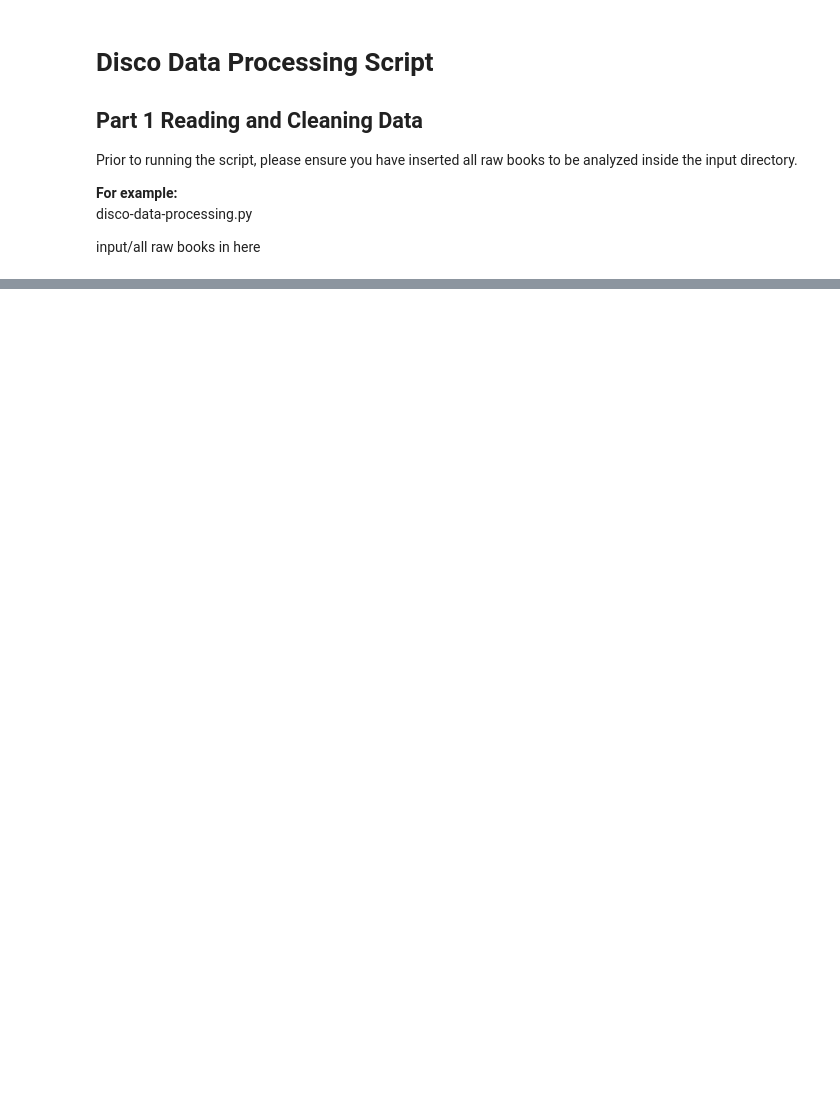
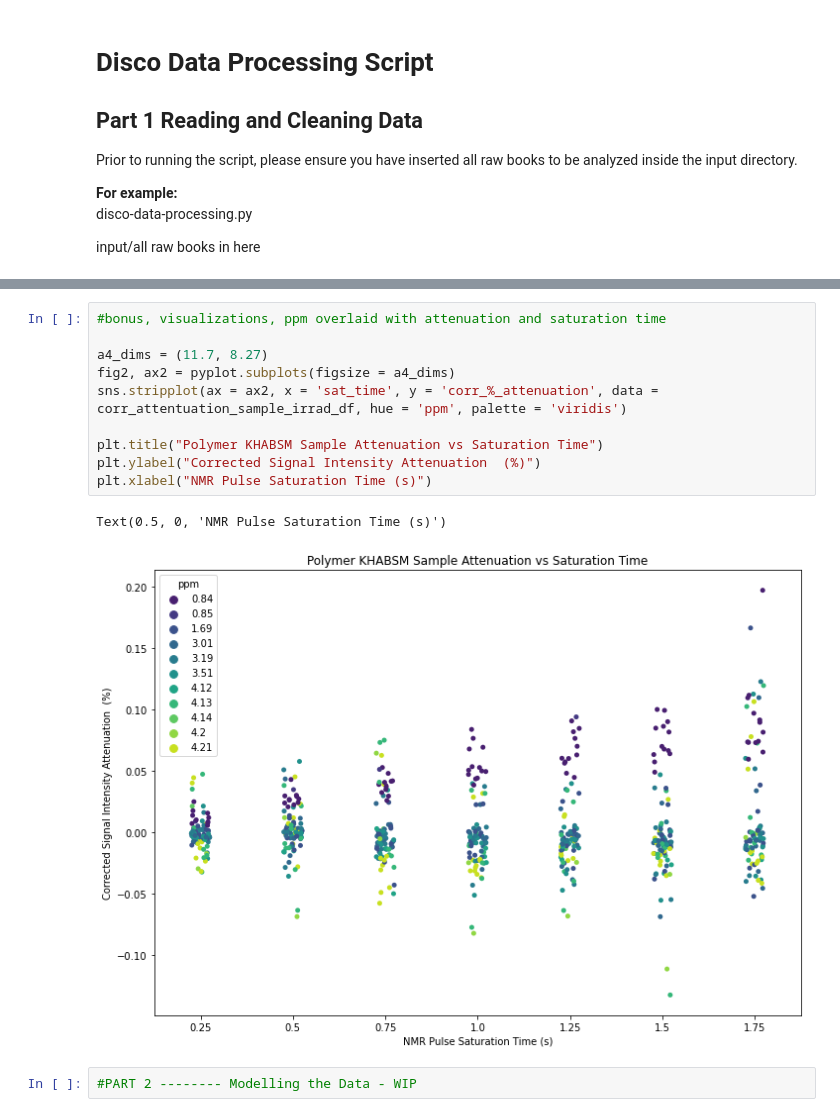
Before and after one commit to Frank-Gu-Lab/disco_deployment_test, a Jupyter notebook: disco-data-processing.ipynb, the cells around one changed output, grey strips where cells are left out. Drawn from its saved outputs; the diff is of its cells as text; blank space fills up the shorter version.

Commit message:
completes part one of project requirements

```diff
--- a/disco-data-processing.ipynb
+++ b/disco-data-processing.ipynb
@@ -314,0 +398,15 @@ Export complete! Navigate to output directory to see the clean Excel file.
+# %%
+#bonus, visualizations, ppm overlaid with attenuation and saturation time
+
+a4_dims = (11.7, 8.27)
+fig2, ax2 = pyplot.subplots(figsize = a4_dims)
+sns.stripplot(ax = ax2, x = 'sat_time', y = 'corr_%_attenuation', data = corr_attentuation_sample_irrad_df, hue = 'ppm', palette = 'viridis')
+
+plt.title("Polymer KHABSM Sample Attenuation vs Saturation Time")
+plt.ylabel("Corrected Signal Intensity Attenuation  (%)")
+plt.xlabel("NMR Pulse Saturation Time (s)")
+# %% [output]
+Text(0.5, 0, 'NMR Pulse Saturation Time (s)')
+[figure, added]
+# %%
+#PART 2 -------- Modelling the Data - WIP
```
Also changed, not shown: parts of 7 cells of this notebook, 2 other files.
